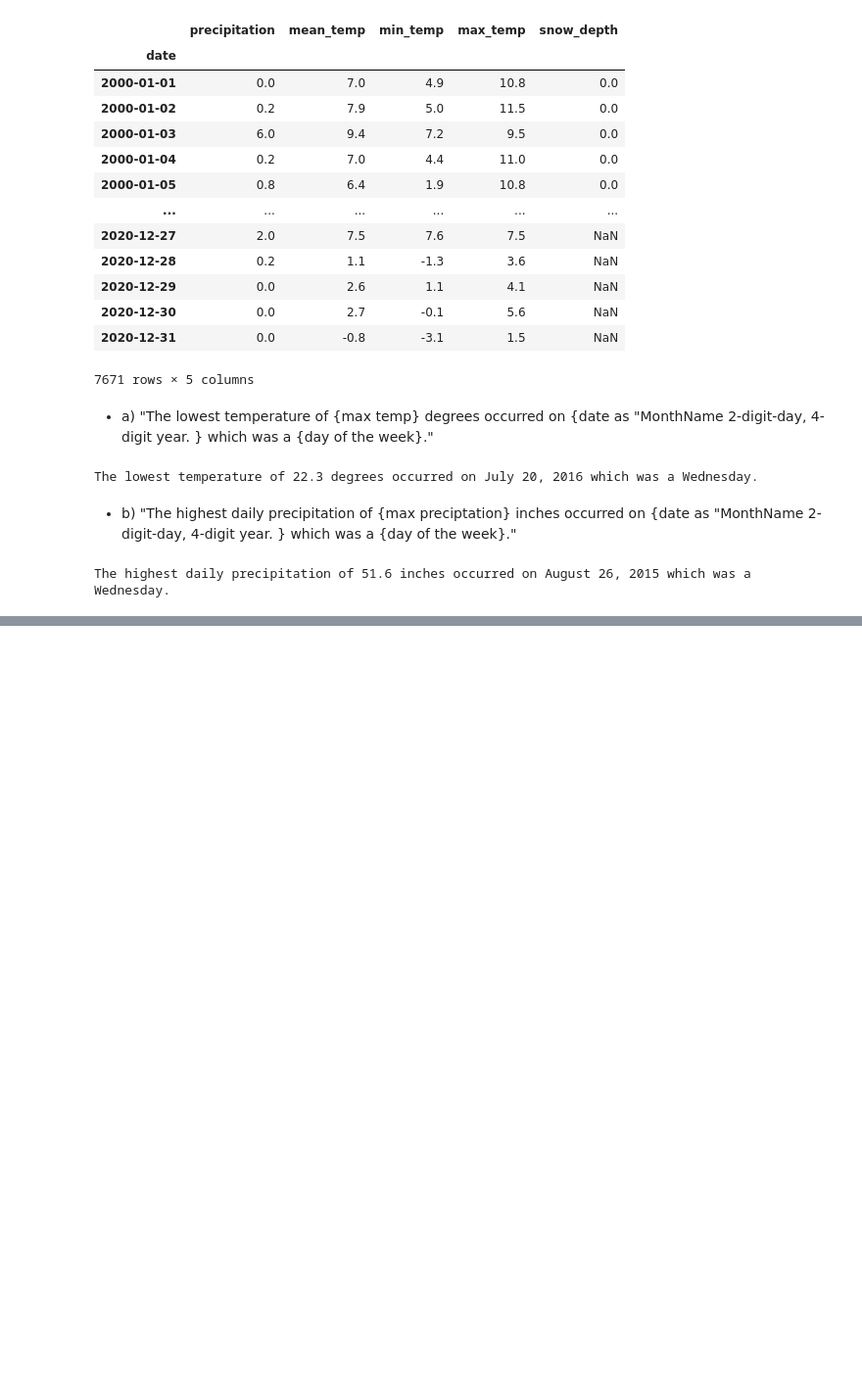
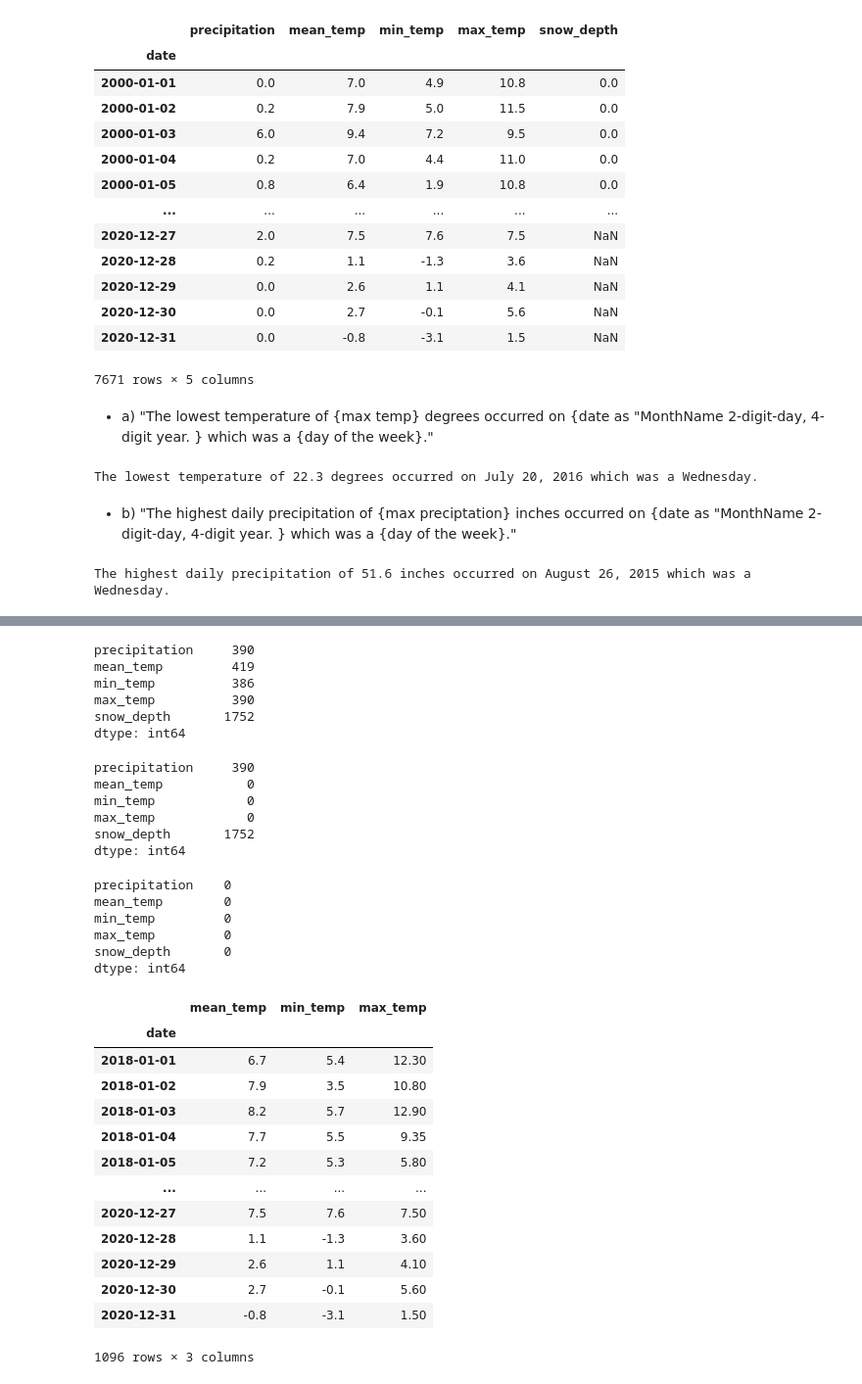
Before and after one commit to krisbarbier/Time-Series-with-Pandas, a Jupyter notebook: Time Series with Pandas (Practice).ipynb, the cells around one changed output, grey strips where cells are left out. Shown at 98% size. Drawn from its saved outputs; the diff is of its cells as text; code cells hidden in the pictures; blank space fills up the shorter version.

```diff
--- a/Time Series with Pandas (Practice).ipynb
+++ b/Time Series with Pandas (Practice).ipynb
@@ -125,0 +167,10 @@ The highest daily precipitation of 51.6 inches occurred on August 26, 2015 which
+# %%
+#Explore null values
+df.isna().sum()
+# %% [output]
+precipitation     390
+mean_temp         419
+min_temp          386
+max_temp          390
+snow_depth       1752
+dtype: int64
@@ -125,0 +182,10 @@ The highest daily precipitation of 51.6 inches occurred on August 26, 2015 which
+# %%
+#Verify filled values
+df.isna().sum()
+# %% [output]
+precipitation     390
+mean_temp           0
+min_temp            0
+max_temp            0
+snow_depth       1752
+dtype: int64
@@ -125,0 +196,29 @@ The highest daily precipitation of 51.6 inches occurred on August 26, 2015 which
+# %%
+#Verify filled values
+df.isna().sum()
+# %% [output]
+precipitation    0
+mean_temp        0
+min_temp         0
+max_temp         0
+snow_depth       0
+dtype: int64
+# %%
+temp_cols = ['mean_temp','min_temp','max_temp']
+plot_df = df.loc['2018':,temp_cols]
+plot_df
+# %% [output]
+|  | mean_temp | min_temp | max_temp |
+| date |  |  |  |
+| 2018-01-01 | 6.7 | 5.4 | 12.30 |
+| 2018-01-02 | 7.9 | 3.5 | 10.80 |
+| 2018-01-03 | 8.2 | 5.7 | 12.90 |
+| 2018-01-04 | 7.7 | 5.5 | 9.35 |
+| 2018-01-05 | 7.2 | 5.3 | 5.80 |
+| ... | ... | ... | ... |
+| 2020-12-27 | 7.5 | 7.6 | 7.50 |
+| 2020-12-28 | 1.1 | -1.3 | 3.60 |
+| 2020-12-29 | 2.6 | 1.1 | 4.10 |
+| 2020-12-30 | 2.7 | -0.1 | 5.60 |
+| 2020-12-31 | -0.8 | -3.1 | 1.50 |
+1096 rows × 3 columns
```
Also changed, not shown: parts of 9 cells of this notebook.
